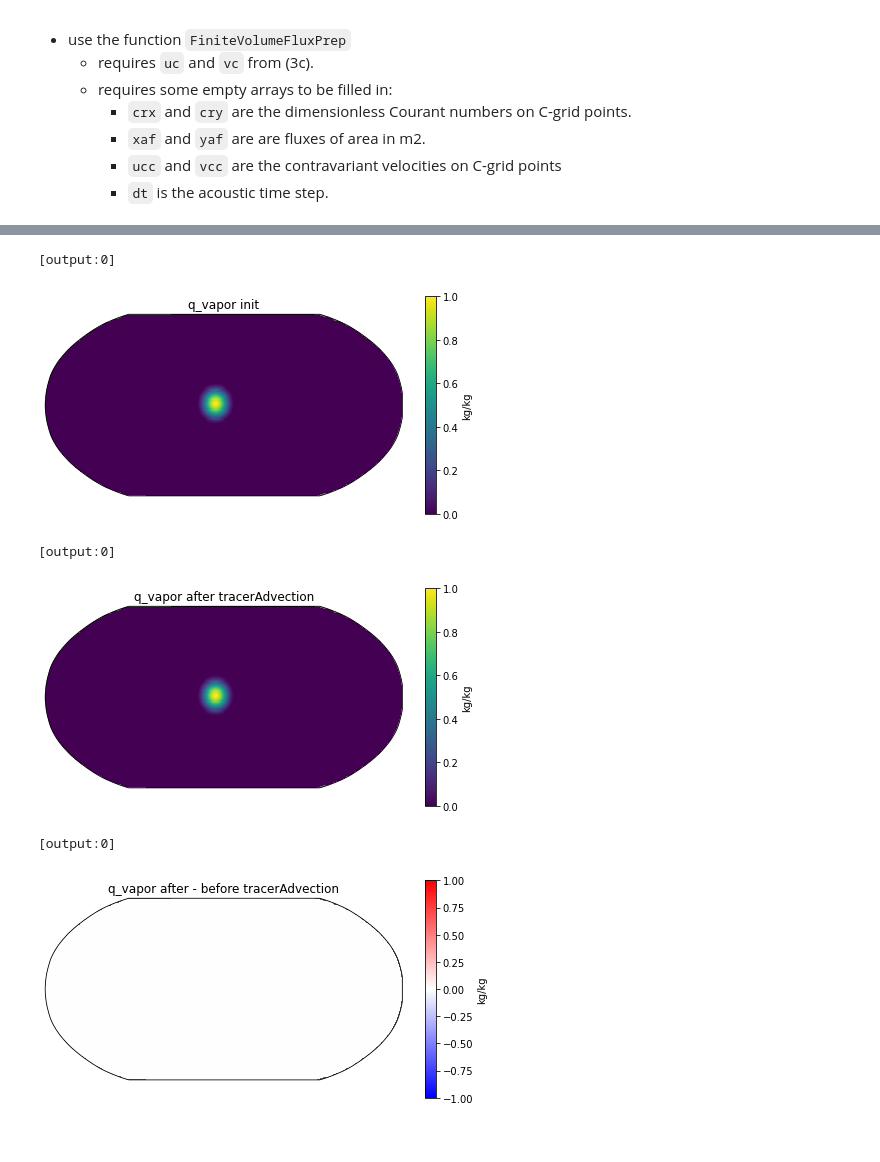
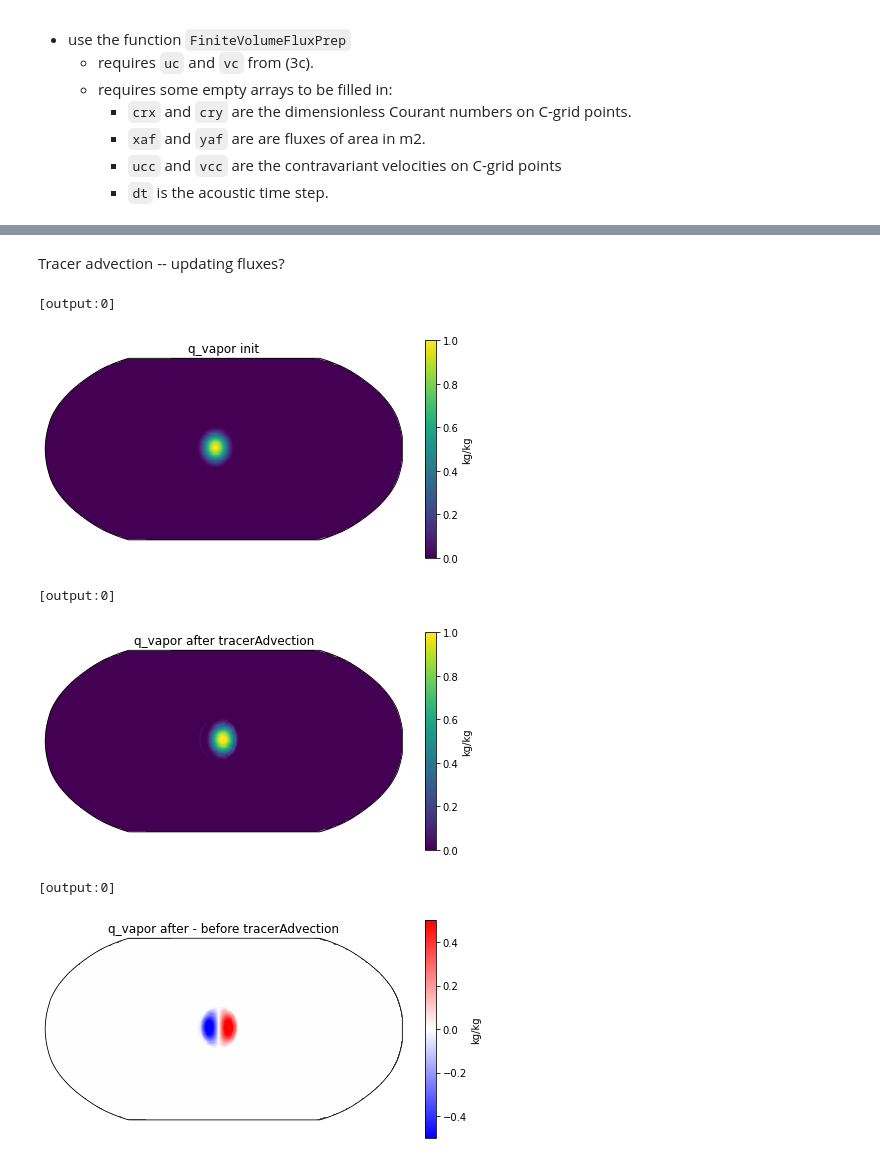
Before and after one commit to ai2cm/pace, a Jupyter notebook: advection_test/tracerAdvection.ipynb, the cells around one changed output, grey strips where cells are left out. Saved outputs shown, nothing was run; the diff lists cells and outputs as text; code cells hidden in the pictures.

Commit message:
Updated tracer advection with *ad hoc* mass flux

```diff
--- a/advection_test/tracerAdvection.ipynb
+++ b/advection_test/tracerAdvection.ipynb
@@ -429,5 +249,9 @@ Step 9 tracers |differece| min, mean, max: 0.00e+00 0.00e+00 0.00e+00
+# %% [markdown]
+Tracer advection -- updating fluxes?
 # %%
 lona =  Quantity(configuration['grid_data'].lon_agrid.data * 180 / np.pi, ('x_interface', 'y_interface'), units['coord'], origins['compute_2d'], (dimensions['nx1'], dimensions['ny1']), backend)
 lata =  Quantity(configuration['grid_data'].lat_agrid.data * 180 / np.pi, ('x_interface', 'y_interface'), units['coord'], origins['compute_2d'], (dimensions['nx1'], dimensions['ny1']), backend)
 lon_global = configuration['communicator'].gather(lona)
 lat_global = configuration['communicator'].gather(lata)
+qvapor_start = configuration['communicator'].gather(qvapor_init)
+qvapor_end = configuration['communicator'].gather(qvapor)
@@ -437,13 +258,14 @@ qvapor_final = configuration['communicator'].gather(qvapor)
 # %%
+
 if mpi_rank == 0:
-    variables = {'lon': lon_global.data, 'lat': lat_global.data, 'q_start': qvapor_init.data[:, :, :, 0], 'q_end': qvapor_final.data[:, :, :, 0]}
-    #func.plot_projection_field(variables['lon'], variables['lat'], variables['q_start'], vmin=-0, vmax=1, cmap='viridis', title='q_vapor init', units=units['qvapor'])
-    #func.plot_projection_field(variables['lon'], variables['lat'], variables['q_end'], vmin=-0, vmax=1, cmap='viridis', title='q_vapor after tracerAdvection', units=units['qvapor'])
-    func.plot_projection_field(variables['lon'], variables['lat'], variables['q_end'] - variables['q_start'], vmin=-1, vmax=1, cmap='bwr', title='q_vapor after - before tracerAdvection', units=units['qvapor'])
+    variables = {'lon': lon_global.data, 'lat': lat_global.data, 'q_start': qvapor_start.data[:, :, :, 0], 'q_end': qvapor_end.data[:, :, :, 0]}
+    func.plot_projection_field(variables['lon'], variables['lat'], variables['q_start'], vmin=-0, vmax=1, cmap='viridis', title='q_vapor init', units=units['qvapor'])
+    func.plot_projection_field(variables['lon'], variables['lat'], variables['q_end'], vmin=-0, vmax=1, cmap='viridis', title='q_vapor after tracerAdvection', units=units['qvapor'])
+    func.plot_projection_field(variables['lon'], variables['lat'], (variables['q_end'] - variables['q_start']), vmin=-.5, vmax=.5, cmap='bwr', title='q_vapor after - before tracerAdvection', units='kg/kg')
 # %% [output]
 [output:0]
 [figure]
 [output:0]
-[figure, old version]
+[figure, new version]
 [output:0]
-[figure, old version]
+[figure, new version]
```
Also changed, not shown: parts of 29 cells of this notebook, 1 other file.
